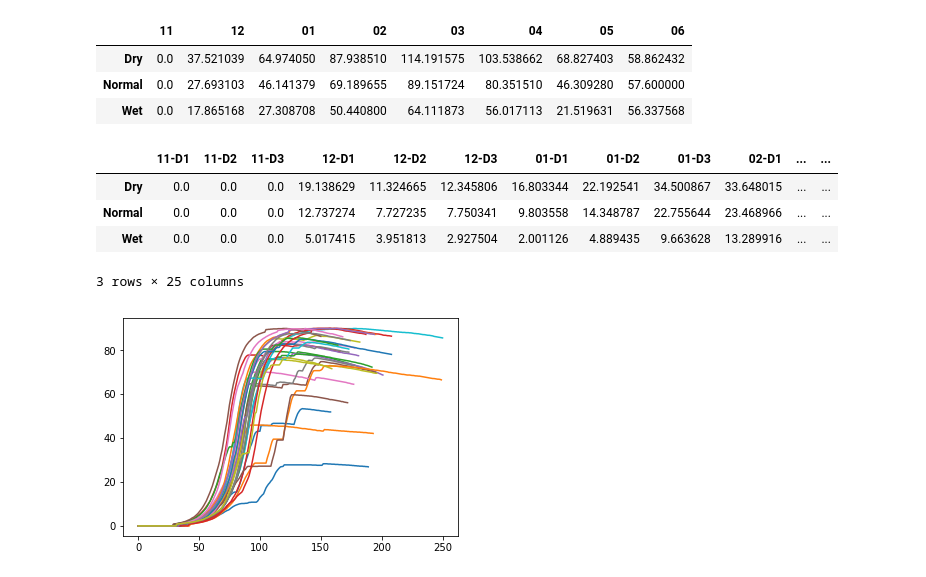
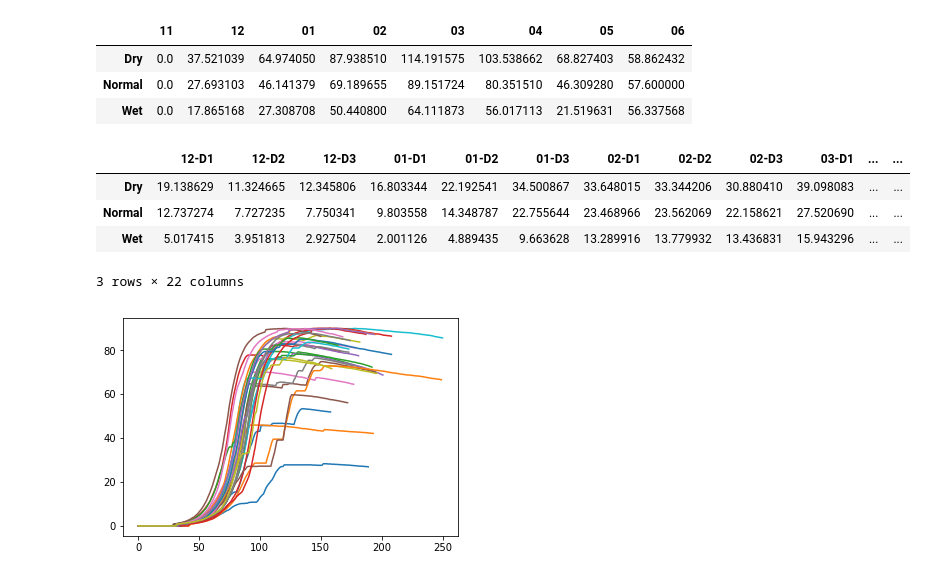
Before and after one commit to caburj/acresults, a Jupyter notebook: examples/example-01.ipynb, the cells around one changed output. Drawn from its saved outputs; the diff is of its cells as text; code cells hidden in the pictures.

```diff
--- a/examples/example-01.ipynb
+++ b/examples/example-01.ipynb
@@ -23,13 +23,13 @@ ac.NIR_chart_month(pnwmuf, "11", "06")
 | Normal | 0.0 | 27.693103 | 46.141379 | 69.189655 | 89.151724 | 80.351510 | 46.309280 | 57.600000 |
 | Wet | 0.0 | 17.865168 | 27.308708 | 50.440800 | 64.111873 | 56.017113 | 21.519631 | 56.337568 |
 # %%
-ac.NIR_chart_decade(pnwmuf, "11-D1", "07-D1")
+ac.NIR_chart_decade(pnwmuf, "12-D1", "07-D1")
 # %% [output]
-|  | 11-D1 | 11-D2 | 11-D3 | 12-D1 | 12-D2 | 12-D3 | 01-D1 | 01-D2 | 01-D3 | 02-D1 | ... | ... |
-| Dry | 0.0 | 0.0 | 0.0 | 19.138629 | 11.324665 | 12.345806 | 16.803344 | 22.192541 | 34.500867 | 33.648015 | ... | ... |
-| Normal | 0.0 | 0.0 | 0.0 | 12.737274 | 7.727235 | 7.750341 | 9.803558 | 14.348787 | 22.755644 | 23.468966 | ... | ... |
-| Wet | 0.0 | 0.0 | 0.0 | 5.017415 | 3.951813 | 2.927504 | 2.001126 | 4.889435 | 9.663628 | 13.289916 | ... | ... |
+|  | 12-D1 | 12-D2 | 12-D3 | 01-D1 | 01-D2 | 01-D3 | 02-D1 | 02-D2 | 02-D3 | 03-D1 | ... | ... |
+| Dry | 19.138629 | 11.324665 | 12.345806 | 16.803344 | 22.192541 | 34.500867 | 33.648015 | 33.344206 | 30.880410 | 39.098083 | ... | ... |
+| Normal | 12.737274 | 7.727235 | 7.750341 | 9.803558 | 14.348787 | 22.755644 | 23.468966 | 23.562069 | 22.158621 | 27.520690 | ... | ... |
+| Wet | 5.017415 | 3.951813 | 2.927504 | 2.001126 | 4.889435 | 9.663628 | 13.289916 | 13.779932 | 13.436831 | 15.943296 | ... | ... |
-3 rows × 25 columns
+3 rows × 22 columns
 # %%
 import matplotlib.pyplot as plt
 # %%
```
Also changed, not shown: parts of 19 cells of this notebook, 6 other files.
